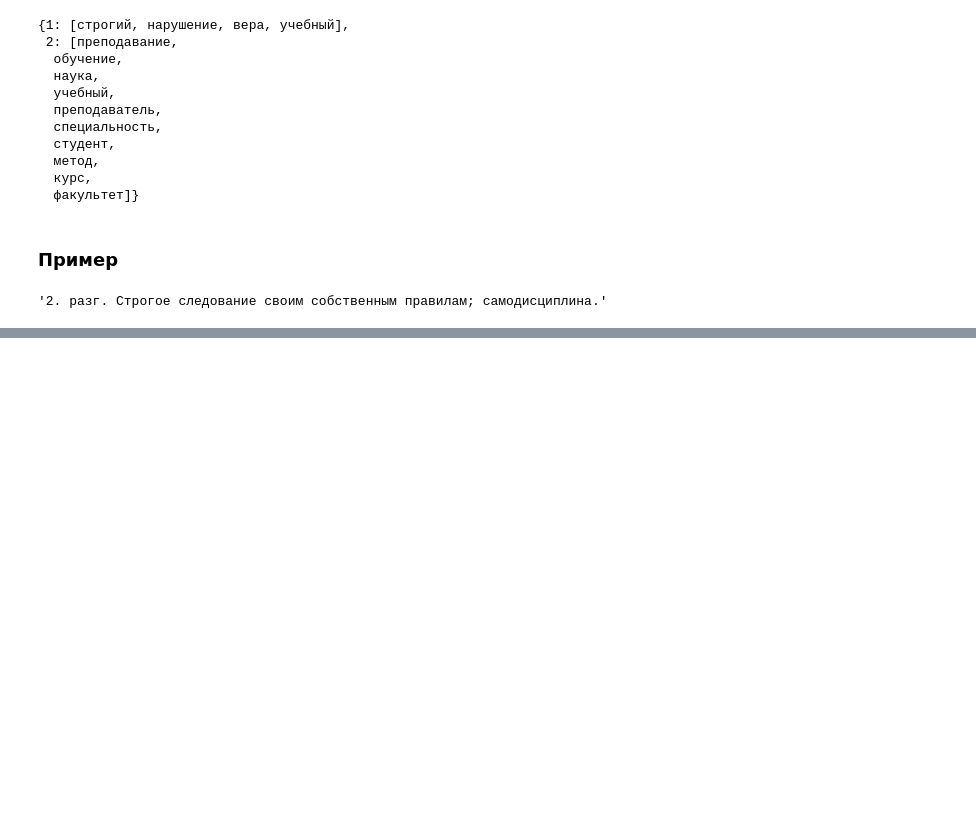
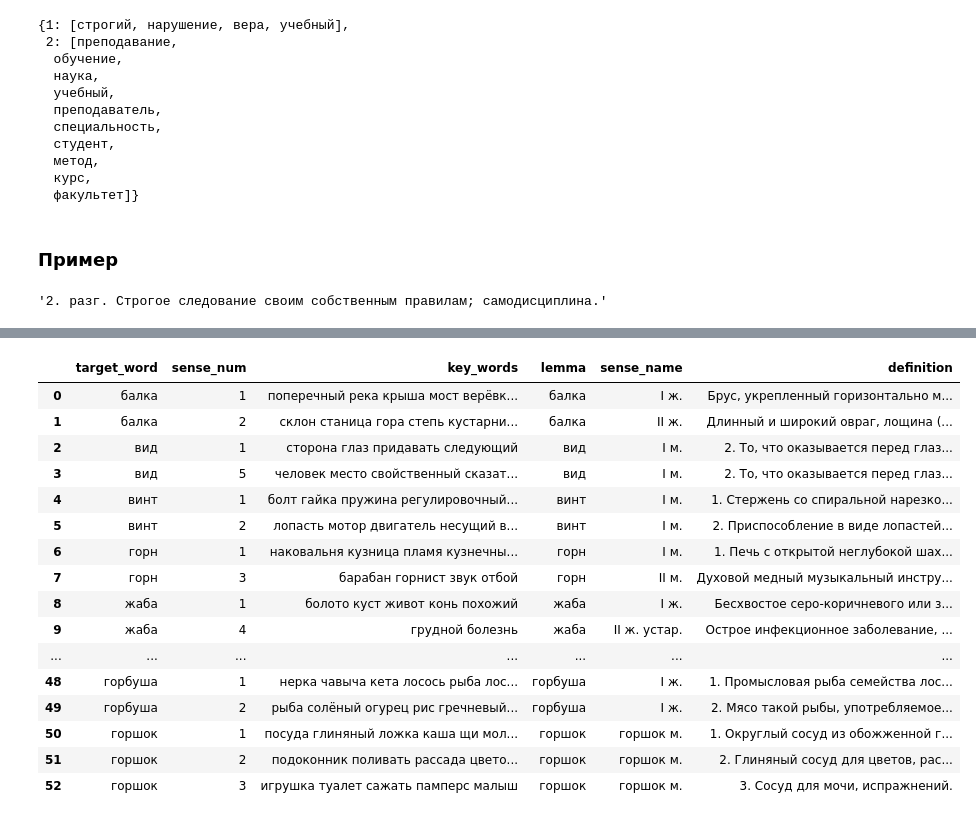
Before and after one commit to kr-ann/itod, a Jupyter notebook: WSI to WSD.ipynb, the cells around one changed output, grey strips where cells are left out. Cells and saved outputs as stored; diff of their text form; code cells hidden in the pictures; blank space fills up the shorter version.

```diff
--- a/WSI to WSD.ipynb
+++ b/WSI to WSD.ipynb
@@ -1247,0 +1381,14 @@ disambiguate(input_str, "дисциплина", "NOUN", words_for_perfect, df_be
+# %%
+def train_test_split(df):
+    df_info = analyze_data(df)
+    test_df = pandas.DataFrame(columns=c) # пустой датафрейм
+    train_df = pandas.DataFrame(columns=c)
+    for word in df_info:
+        overall_contexts_num = sum([pair[1] for pair in df_info[word]])
+        test_for_word = df[df.word==word].sample(round(overall_contexts_num * 0.1))
+        train_for_word = df[df.word==word].drop(test_for_word.index)
+        test_df = pandas.concat((test_df, test_for_word))
+        train_df = pandas.concat((train_df, train_for_word))
+    return test_df, train_df
+# %%
+test_df, train_df = train_test_split(df_with_2_and_more)
@@ -1247,0 +1437,35 @@ disambiguate(input_str, "дисциплина", "NOUN", words_for_perfect, df_be
+# %%
+def get_definitions_for_clusters(df, dict_with_definitions):
+    """
+    Выделение КС, соотнесение кластеров со значениями.
+
+    Для метода disambiguate нам нужны как ключевые слова, полученные в процессе, так и датасет с соотнесениями, поэтому
+    возвращает и то, и то.
+    """
+    df_info = analyze_data(df)
+    most_frequent_words = get_all_key_words(df, df_info) # получение КС (пока всех)
+    key_words = get_sorted_good_words_from_key_words(most_frequent_words) # словарь с хорошими КС
+    df_result = get_best_definitions(key_words, dict_with_definitions) # ДФ c проставленными определениями
+    return key_words, df_result
+# %%
+kw, definitions = get_definitions_for_clusters(train_df, dict_with_definition_instances)
+# %%
+definitions
+# %% [output]
+|  | target_word | sense_num | key_words | lemma | sense_name | definition |
+| 0 | балка | 1 | поперечный река крыша мост верёвк... | балка | I ж. | Брус, укрепленный горизонтально м... |
+| 1 | балка | 2 | склон станица гора степь кустарни... | балка | II ж. | Длинный и широкий овраг, лощина (... |
+| 2 | вид | 1 | сторона глаз придавать следующий | вид | I м. | 2. То, что оказывается перед глаз... |
+| 3 | вид | 5 | человек место свойственный сказат... | вид | I м. | 2. То, что оказывается перед глаз... |
+| 4 | винт | 1 | болт гайка пружина регулировочный... | винт | I м. | 1. Стержень со спиральной нарезко... |
+| 5 | винт | 2 | лопасть мотор двигатель несущий в... | винт | I м. | 2. Приспособление в виде лопастей... |
+| 6 | горн | 1 | наковальня кузница пламя кузнечны... | горн | I м. | 1. Печь с открытой неглубокой шах... |
+| 7 | горн | 3 | барабан горнист звук отбой | горн | II м. | Духовой медный музыкальный инстру... |
+| 8 | жаба | 1 | болото куст живот конь похожий | жаба | I ж. | Бесхвостое серо-коричневого или з... |
+| 9 | жаба | 4 | грудной болезнь | жаба | II ж. устар. | Острое инфекционное заболевание, ... |
+| ... | ... | ... | ... | ... | ... | ... |
+| 48 | горбуша | 1 | нерка чавыча кета лосось рыба лос... | горбуша | I ж. | 1. Промысловая рыба семейства лос... |
+| 49 | горбуша | 2 | рыба солёный огурец рис гречневый... | горбуша | I ж. | 2. Мясо такой рыбы, употребляемое... |
+| 50 | горшок | 1 | посуда глиняный ложка каша щи мол... | горшок | горшок м. | 1. Округлый сосуд из обожженной г... |
+| 51 | горшок | 2 | подоконник поливать рассада цвето... | горшок | горшок м. | 2. Глиняный сосуд для цветов, рас... |
+| 52 | горшок | 3 | игрушка туалет сажать памперс малыш | горшок | горшок м. | 3. Сосуд для мочи, испражнений. |
```
Also changed, not shown: parts of 25 cells of this notebook.
